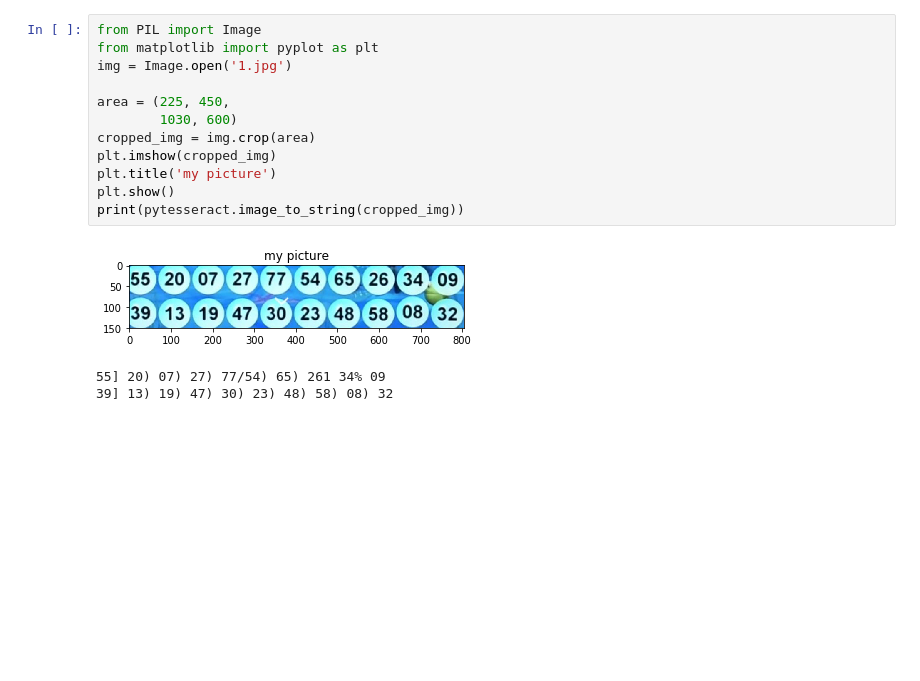
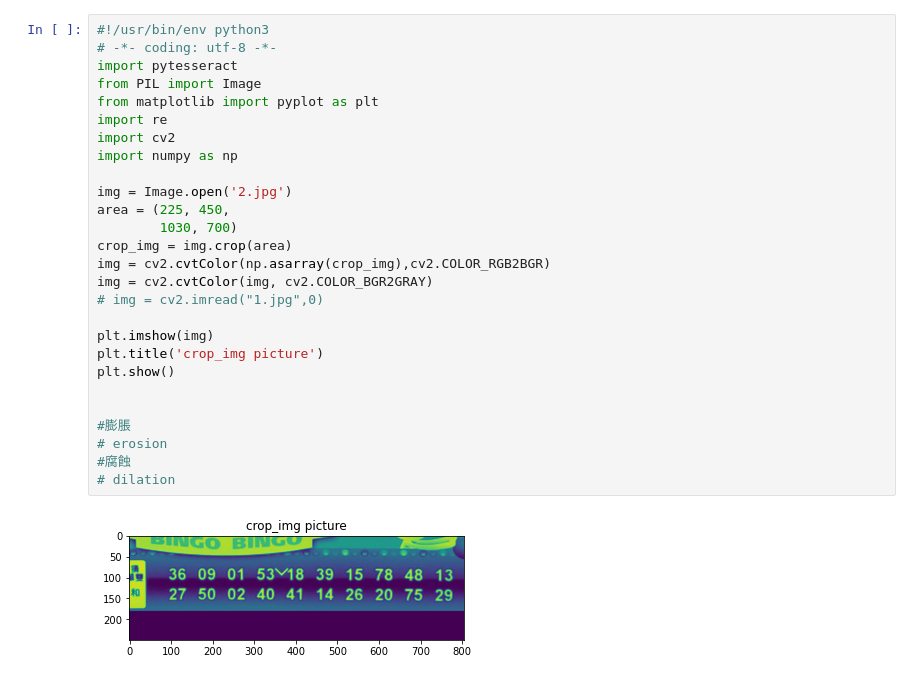
Before and after one commit to Hung-Jia-Jun/RecognizeBingoNumberFromTV, a Jupyter notebook: RecognizeBingoNumberFromTV.ipynb, the cells around one changed output. Drawn from its saved outputs; the diff is of its cells as text; blank space fills up the shorter version.

```diff
--- a/RecognizeBingoNumberFromTV.ipynb
+++ b/RecognizeBingoNumberFromTV.ipynb
@@ -49,16 +11,29 @@ print (num)
 # %%
+#!/usr/bin/env python3
+# -*- coding: utf-8 -*-
+import pytesseract
 from PIL import Image
 from matplotlib import pyplot as plt
-img = Image.open('1.jpg')
+import re
+import cv2
+import numpy as np
 
+img = Image.open('2.jpg')
 area = (225, 450,
-        1030, 600)
-cropped_img = img.crop(area)
-plt.imshow(cropped_img)
-plt.title('my picture')
+        1030, 700)
+crop_img = img.crop(area)
+img = cv2.cvtColor(np.asarray(crop_img),cv2.COLOR_RGB2BGR)
+img = cv2.cvtColor(img, cv2.COLOR_BGR2GRAY)
+# img = cv2.imread("1.jpg",0)
+
+plt.imshow(img)
+plt.title('crop_img picture')
 plt.show()
-print(pytesseract.image_to_string(cropped_img))
+
+
+#膨脹
+# erosion
+#腐蝕
+# dilation
 # %% [output]
-[figure, old version]
+[figure, new version]
-55] 20) 07) 27) 77/54) 65) 261 34% 09
-39] 13) 19) 47) 30) 23) 48) 58) 08) 32
```
Also changed, not shown: parts of 11 cells of this notebook, 2 other files.
